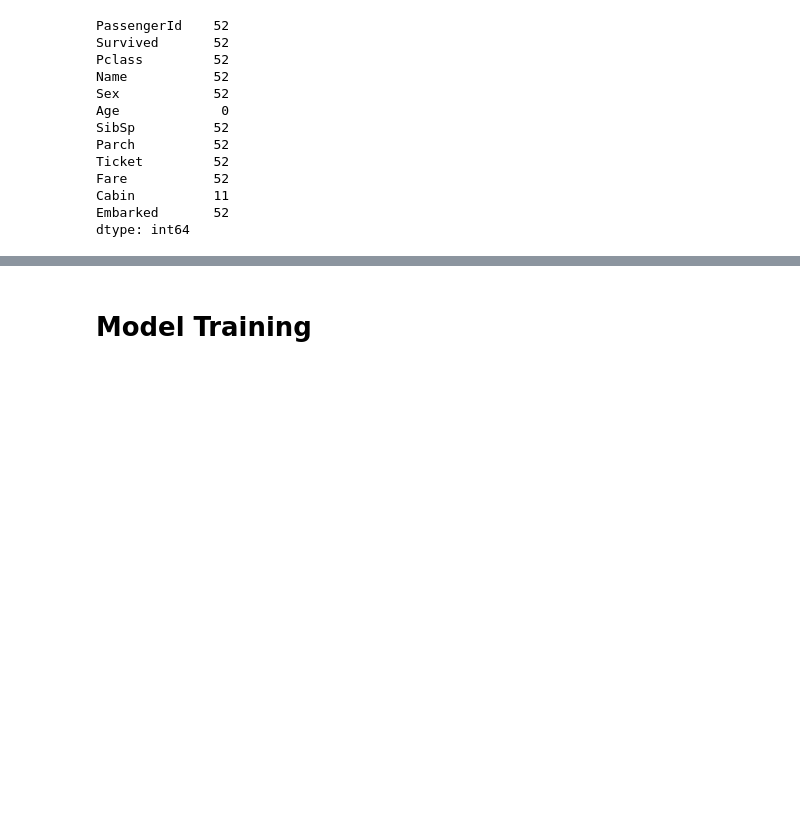
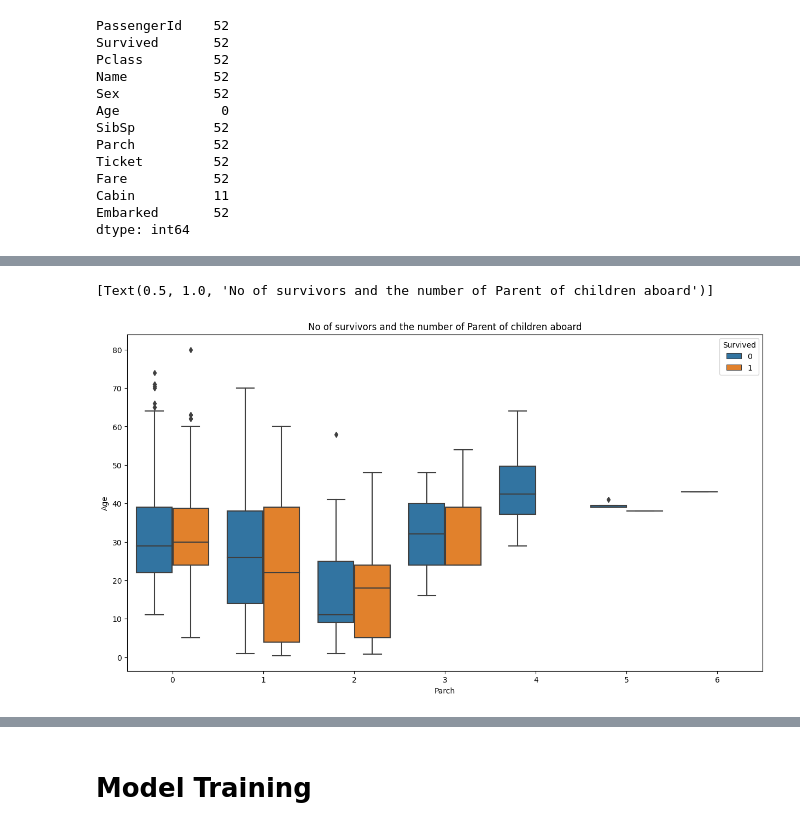
Before and after one commit to kdmwangi/Data-Science, a Jupyter notebook: Titanic_Model.ipynb, the cells around one changed output, grey strips where cells are left out. Cells and saved outputs as stored; diff of their text form; code cells hidden in the pictures; blank space fills up the shorter version.

```diff
--- a/Titanic_Model.ipynb
+++ b/Titanic_Model.ipynb
@@ -262,0 +271,11 @@ plt.legend(labels=['Not Survived', 'Survived'])
+# %%
+# titanic_df['Parch'] = titanic_df['Parch'].astype('category')
+titanic_df.dtypes
+plt.figure(figsize=(15,8))
+
+fig = sns.boxplot(titanic_df, x='Parch',y='Age', hue='Survived')
+fig.set(title='No of survivors and the number of Parent of children aboard')
+# plt.legend(labels=['Not Survived', 'Survived'])
+# %% [output]
+[Text(0.5, 1.0, 'No of survivors and the number of Parent of children aboard')]
+[figure, added]
```
Also changed, not shown: parts of 19 cells of this notebook.
